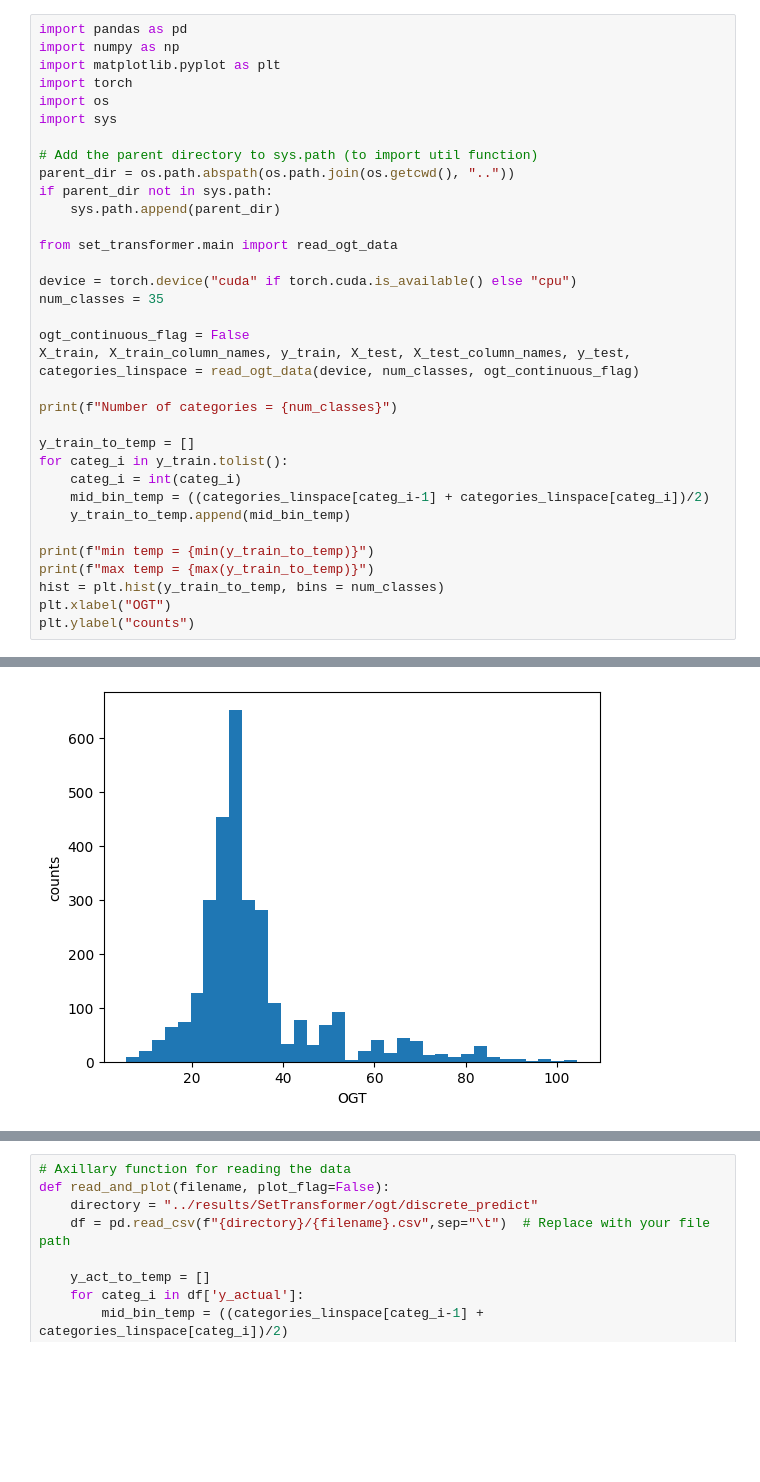
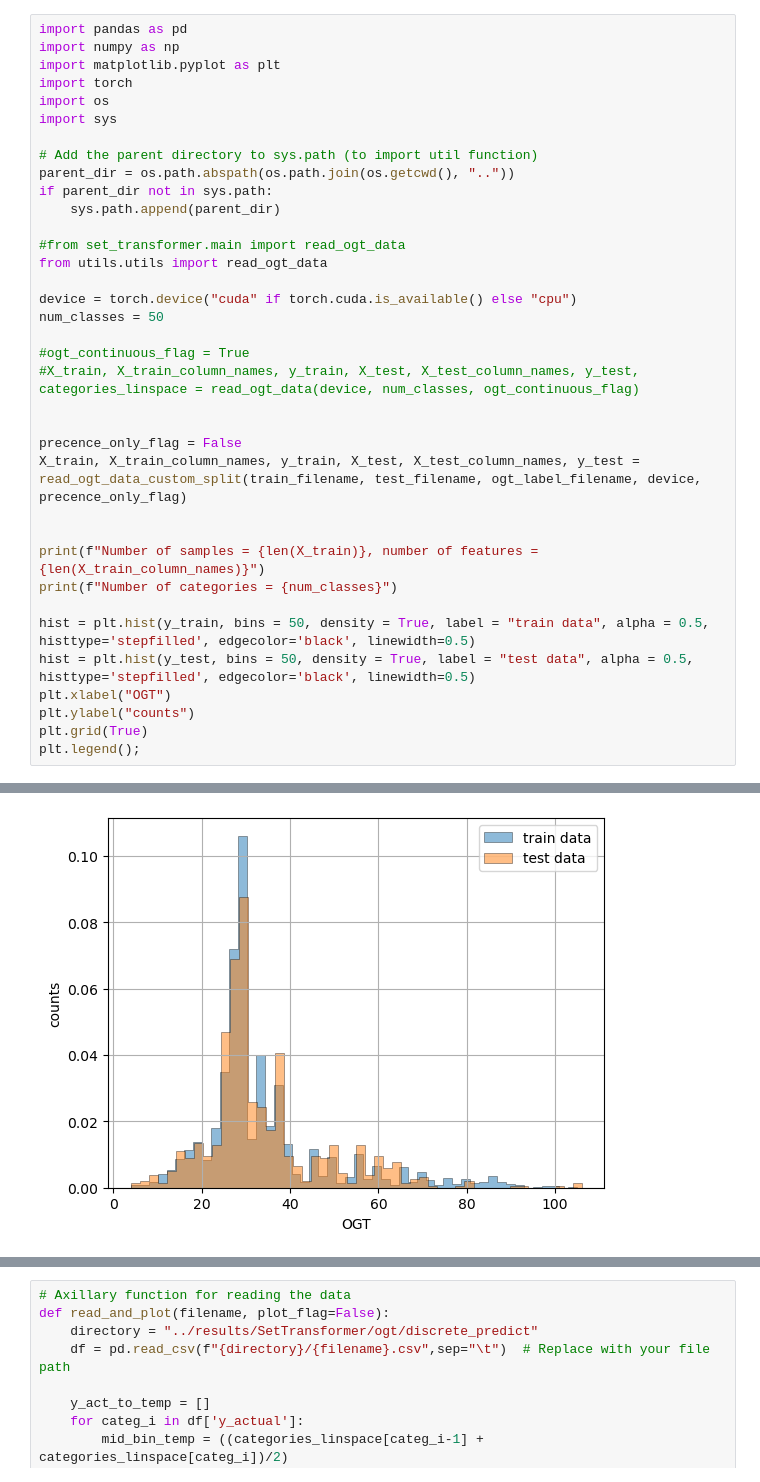
Before and after one commit to oist/gene-context, a Jupyter notebook: jupyter_notebooks/ogt_result_visualization.ipynb, the cells around one changed output, grey strips where cells are left out. Drawn from its saved outputs; the diff is of its cells as text; blank space fills up the shorter version.

```diff
--- a/jupyter_notebooks/ogt_result_visualization.ipynb
+++ b/jupyter_notebooks/ogt_result_visualization.ipynb
@@ -15,25 +16,27 @@ parent_dir = os.path.abspath(os.path.join(os.getcwd(), ".."))
 if parent_dir not in sys.path:
     sys.path.append(parent_dir)
 
-from set_transformer.main import read_ogt_data
+#from set_transformer.main import read_ogt_data
+from utils.utils import read_ogt_data
 
 device = torch.device("cuda" if torch.cuda.is_available() else "cpu")
-num_classes = 35
+num_classes = 50
 
-ogt_continuous_flag = False
-X_train, X_train_column_names, y_train, X_test, X_test_column_names, y_test, categories_linspace = read_ogt_data(device, num_classes, ogt_continuous_flag)
+#ogt_continuous_flag = True
+#X_train, X_train_column_names, y_train, X_test, X_test_column_names, y_test, categories_linspace = read_ogt_data(device, num_classes, ogt_continuous_flag)
 
+
+precence_only_flag = False
+X_train, X_train_column_names, y_train, X_test, X_test_column_names, y_test = read_ogt_data_custom_split(train_filename, test_filename, ogt_label_filename, device, precence_only_flag)
+
+
+print(f"Number of samples = {len(X_train)}, number of features = {len(X_train_column_names)}")
 print(f"Number of categories = {num_classes}")
 
-y_train_to_temp = []
-for categ_i in y_train.tolist():
-    categ_i = int(categ_i)
-    mid_bin_temp = ((categories_linspace[categ_i-1] + categories_linspace[categ_i])/2)
-    y_train_to_temp.append(mid_bin_temp)
-
-print(f"min temp = {min(y_train_to_temp)}")
-print(f"max temp = {max(y_train_to_temp)}")
-hist = plt.hist(y_train_to_temp, bins = num_classes)
+hist = plt.hist(y_train, bins = 50, density = True, label = "train data", alpha = 0.5, histtype='stepfilled', edgecolor='black', linewidth=0.5)
+hist = plt.hist(y_test, bins = 50, density = True, label = "test data", alpha = 0.5, histtype='stepfilled', edgecolor='black', linewidth=0.5)
 plt.xlabel("OGT")
 plt.ylabel("counts")
+plt.grid(True)
+plt.legend();
 # %% [output]
@@ -44 +45 @@ Text(0, 0.5, 'counts')
-[figure, old version]
+[figure, new version]
```
Also changed, not shown: parts of 57 cells of this notebook, 3 other files.
